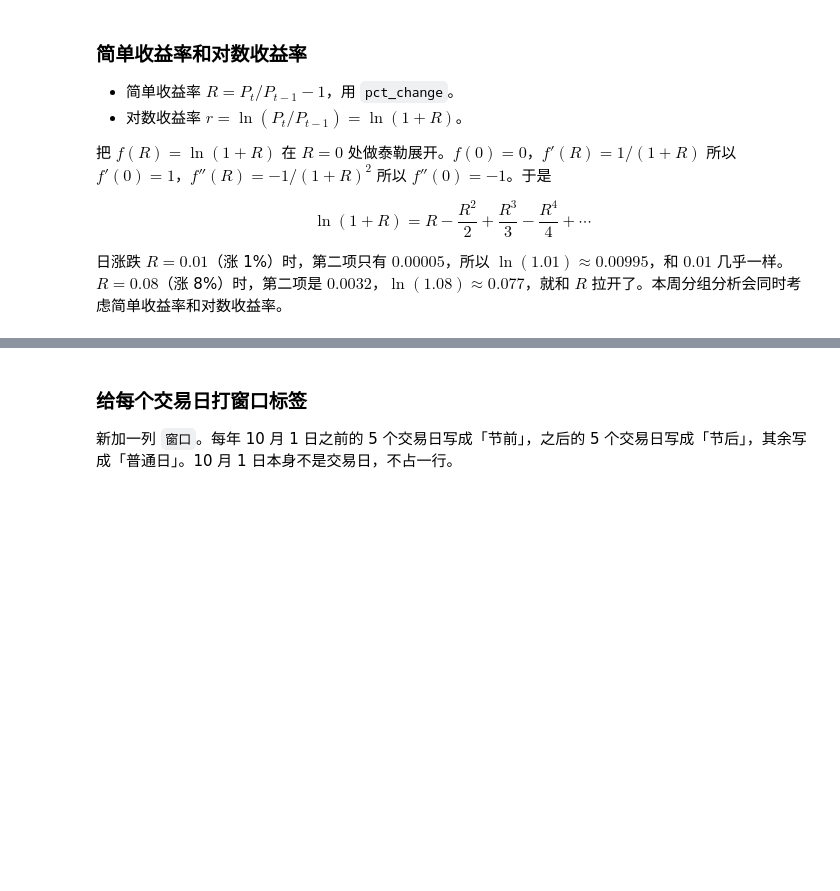
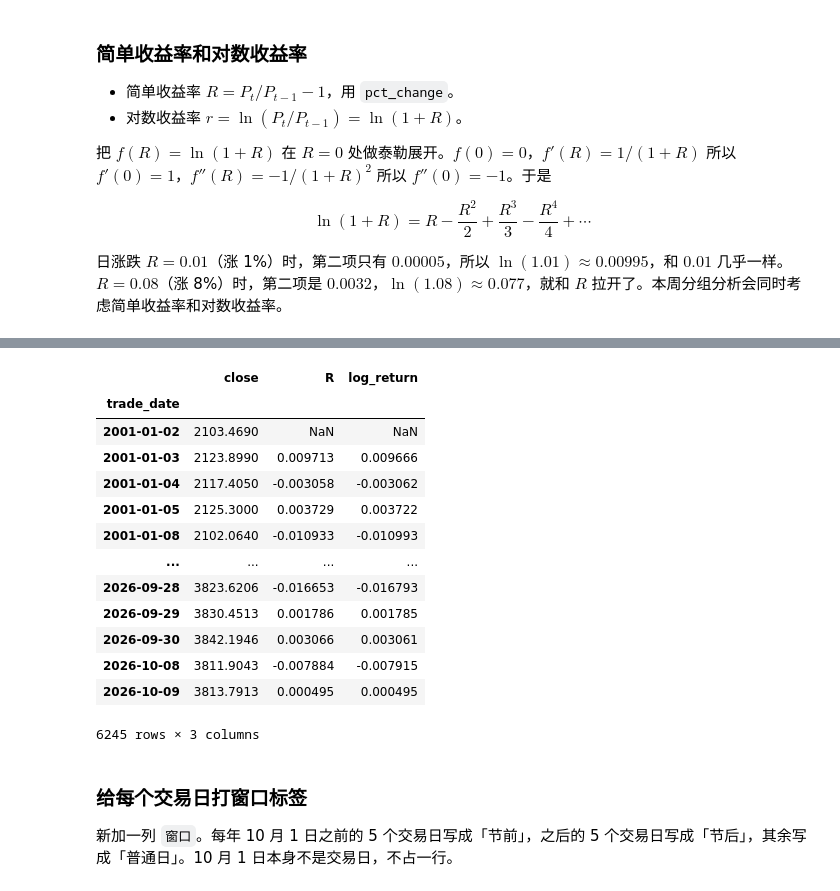
Before and after one commit to haichaozheng/my-app-2026, a Jupyter notebook: data-analysis/weeks/week05/EDA.ipynb, the cells around one changed output, grey strips where cells are left out. Drawn from its saved outputs; the diff is of its cells as text; code cells hidden in the pictures; blank space fills up the shorter version.

```diff
--- a/data-analysis/weeks/week05/EDA.ipynb
+++ b/data-analysis/weeks/week05/EDA.ipynb
@@ -42,5 +53,5 @@ df.head()
 # %%
 # 这里是对df数据按列做切片 - df[["trade_date", "close"]].copy()
-close =
+close = df[["trade_date","close"]].copy()
 # 查看几行数据，最后几行 或者前几行
-close.
+close.head(10)
@@ -107,6 +185,21 @@ close.loc[["2001-06-13", "2024-09-24"], ["close", "R", "log_return"]]
 # %%
 # 获取所有行 - loc[:,["close", "R", "log_return"]]
-close.
+close.loc[:,["close", "R", "log_return"]]
+# %% [output]
+|  | close | R | log_return |
+| trade_date |  |  |  |
+| 2001-01-02 | 2103.4690 | NaN | NaN |
+| 2001-01-03 | 2123.8990 | 0.009713 | 0.009666 |
+| 2001-01-04 | 2117.4050 | -0.003058 | -0.003062 |
+| 2001-01-05 | 2125.3000 | 0.003729 | 0.003722 |
+| 2001-01-08 | 2102.0640 | -0.010933 | -0.010993 |
+| ... | ... | ... | ... |
+| 2026-09-28 | 3823.6206 | -0.016653 | -0.016793 |
+| 2026-09-29 | 3830.4513 | 0.001786 | 0.001785 |
+| 2026-09-30 | 3842.1946 | 0.003066 | 0.003061 |
+| 2026-10-08 | 3811.9043 | -0.007884 | -0.007915 |
+| 2026-10-09 | 3813.7913 | 0.000495 | 0.000495 |
+6245 rows × 3 columns
 # %% [markdown]
 ### 给每个交易日打窗口标签
 
```
Also changed, not shown: parts of 25 cells of this notebook, 15 other files.
